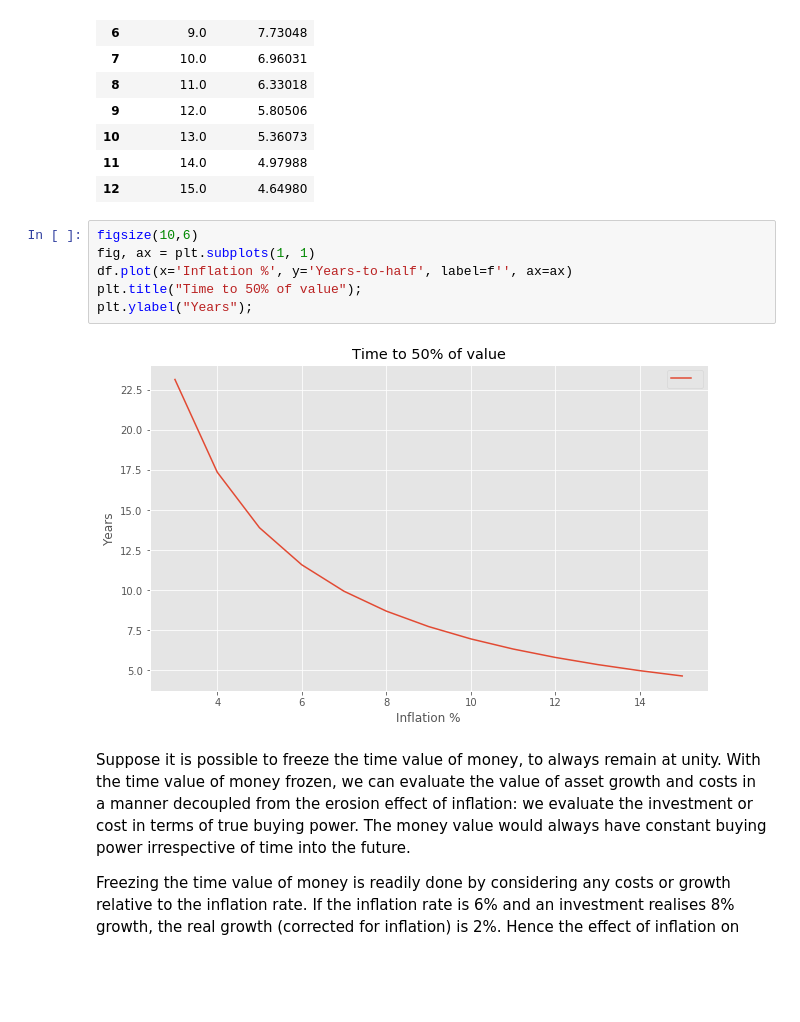
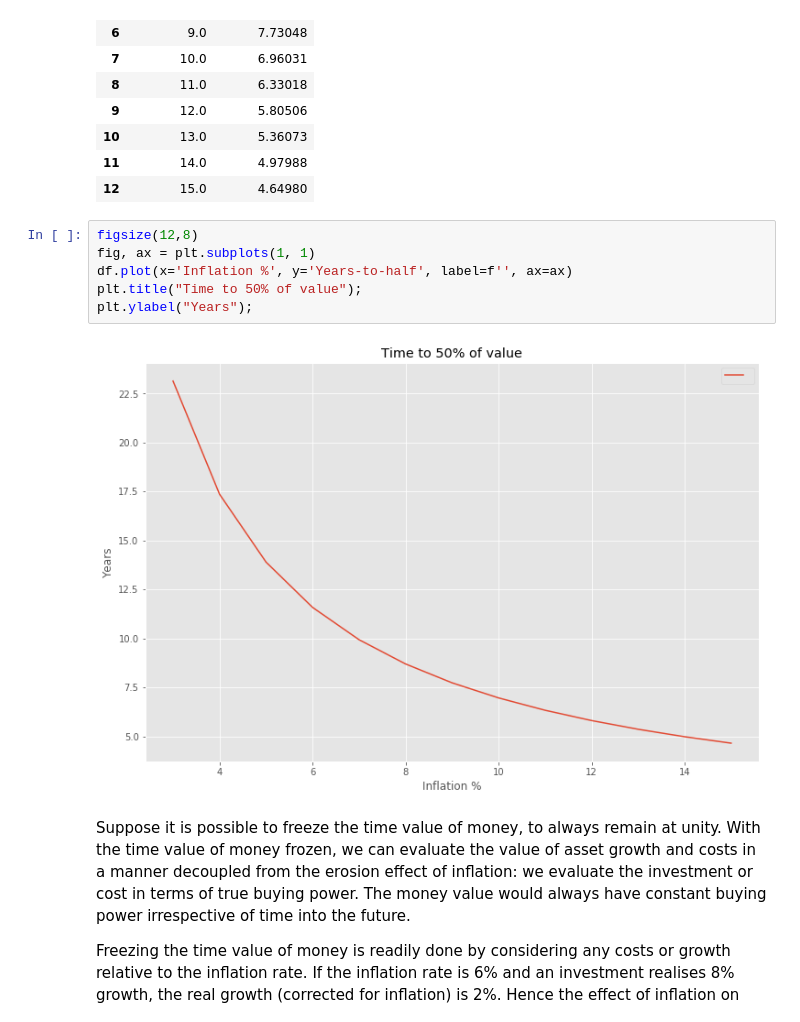
Before and after one commit to NelisW/RetirementPlanning, a Jupyter notebook: PersonalFinancialPlanning.ipynb, the cells around one changed output. Cells and saved outputs as stored; diff of their text form; blank space fills up the shorter version.

```diff
--- a/PersonalFinancialPlanning.ipynb
+++ b/PersonalFinancialPlanning.ipynb
@@ -122,13 +116,13 @@ df
 | 11 | 14.0 | 4.97988 |
 | 12 | 15.0 | 4.64980 |
 # %%
-figsize(10,6)
+figsize(12,8)
 fig, ax = plt.subplots(1, 1)
 df.plot(x='Inflation %', y='Years-to-half', label=f'', ax=ax)
 plt.title("Time to 50% of value");
 plt.ylabel("Years");
 # %% [output]
-[figure, old version]
+[figure, new version]
 # %% [markdown]
 Suppose it is possible to freeze the time value of money, to always remain at unity.  With the time value of money frozen, we can evaluate the value of asset growth and costs in a manner decoupled from the erosion effect of inflation: we evaluate the investment or cost in terms of  true buying power.  The money value would always have constant buying power irrespective of time into the future.
 
```
Also changed, not shown: parts of 32 cells of this notebook.
